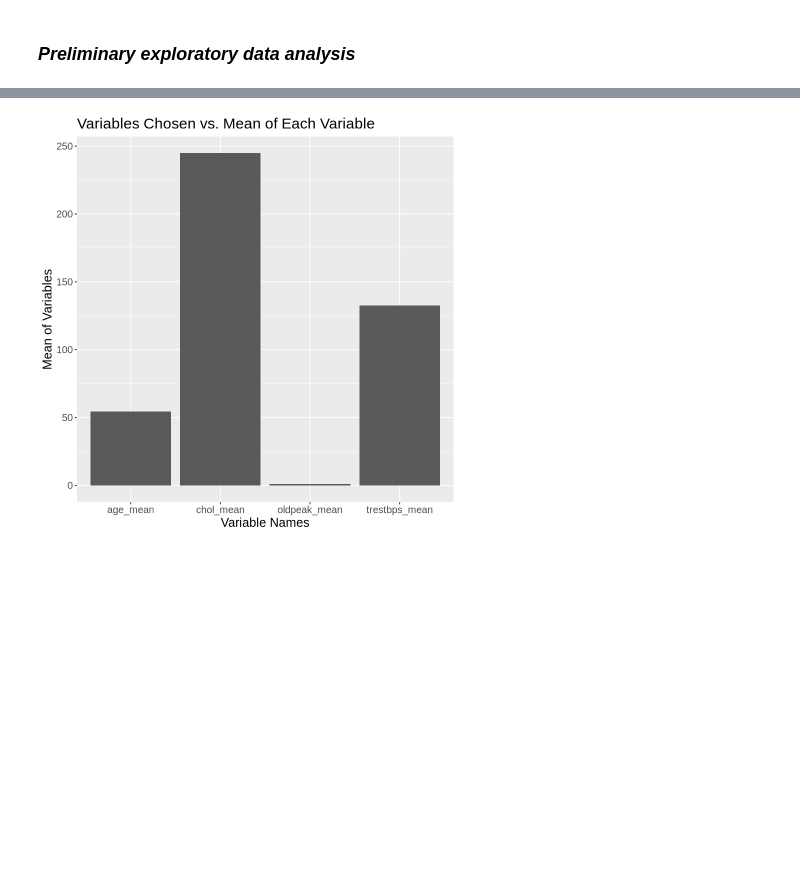
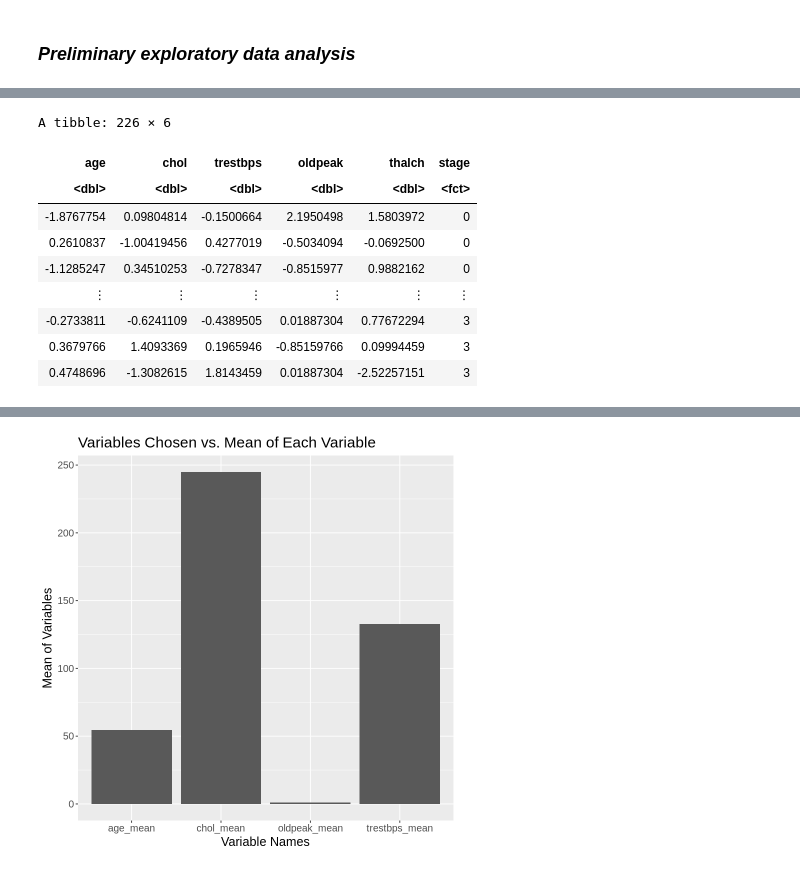
Before and after one commit to jenpari3/Audit_Group_Proposal, a Jupyter notebook: Heart_Group_Proposal.ipynb, the cells around one changed output, grey strips where cells are left out. Saved outputs shown, nothing was run; the diff lists cells and outputs as text; code cells hidden in the pictures; blank space fills up the shorter version.

```diff
--- a/Heart_Group_Proposal.ipynb
+++ b/Heart_Group_Proposal.ipynb
@@ -134,3 +139,24 @@ A tibble: 1 × 1
 | n |
 | <int> |
 | 0 |
+# %%
+#scale the data
+recipe <- recipe(stage ~ age + chol + trestbps + oldpeak + thalch, data = heart_data_training) |>
+                        step_scale(all_predictors()) |>
+                        step_center(all_predictors())
+
+heart_disease_scaled <- recipe |>
+                            prep() |>
+                            bake(heart_data_training)
+heart_disease_scaled
+# %% [output]
+A tibble: 226 × 6
+| age | chol | trestbps | oldpeak | thalch | stage |
+| <dbl> | <dbl> | <dbl> | <dbl> | <dbl> | <fct> |
+| -1.8767754 | 0.09804814 | -0.1500664 | 2.1950498 | 1.5803972 | 0 |
+| 0.2610837 | -1.00419456 | 0.4277019 | -0.5034094 | -0.0692500 | 0 |
+| -1.1285247 | 0.34510253 | -0.7278347 | -0.8515977 | 0.9882162 | 0 |
+| ⋮ | ⋮ | ⋮ | ⋮ | ⋮ | ⋮ |
+| -0.2733811 | -0.6241109 | -0.4389505 | 0.01887304 | 0.77672294 | 3 |
+| 0.3679766 | 1.4093369 | 0.1965946 | -0.85159766 | 0.09994459 | 3 |
+| 0.4748696 | -1.3082615 | 1.8143459 | 0.01887304 | -2.52257151 | 3 |
```
Also changed, not shown: parts of 6 cells of this notebook.
